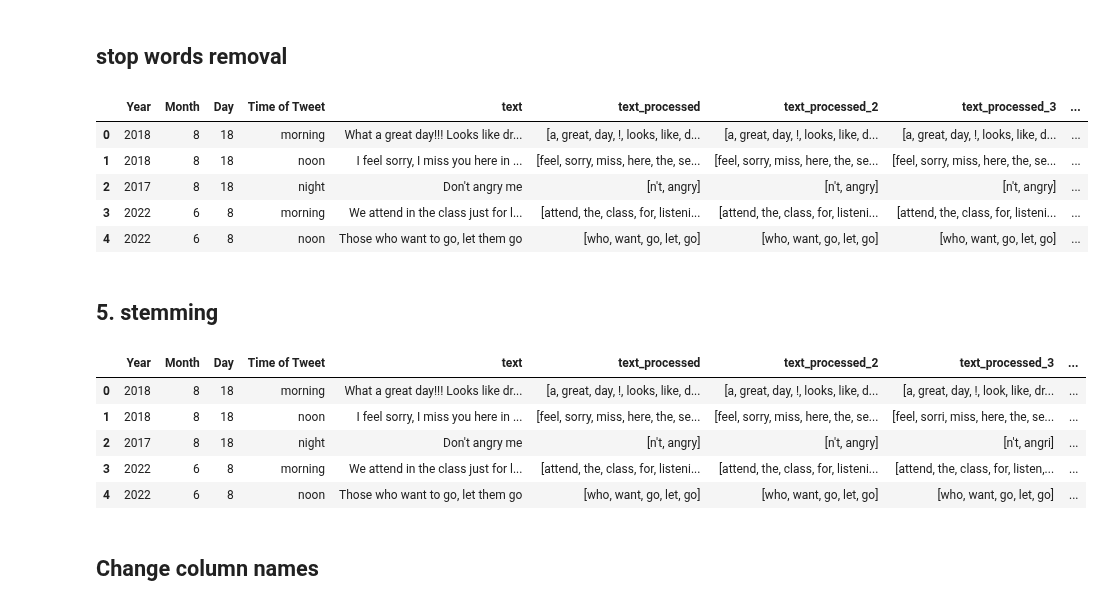
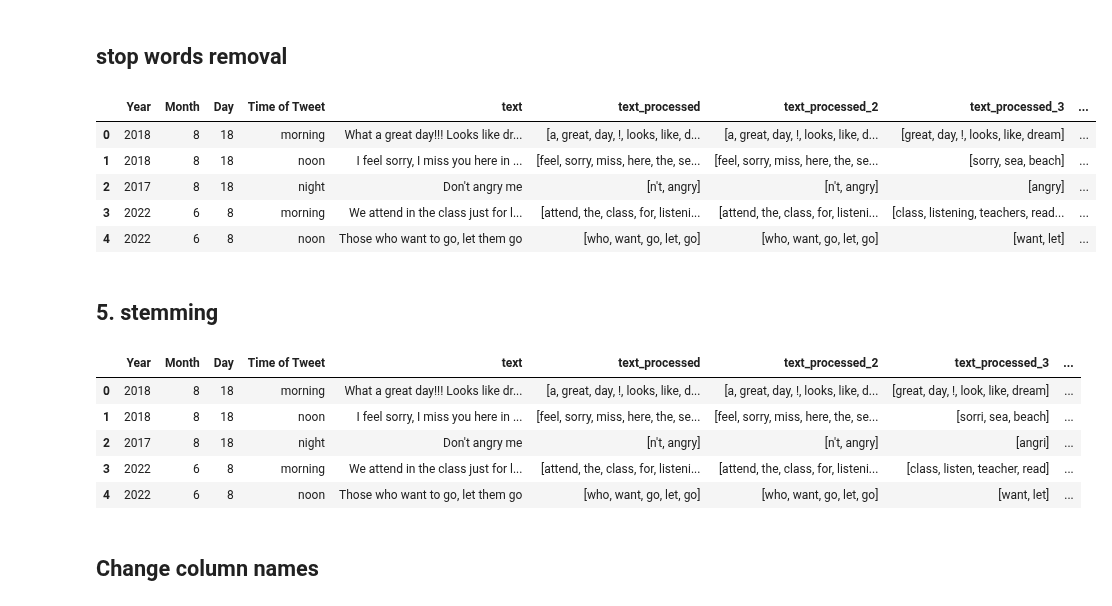
Before and after one commit to anumit-web/ML-Analytics-Portfolio-2024, a Jupyter notebook: 6. Sentiment Analysis/Sentiment_Analysis.ipynb, the cells around one changed output. Saved outputs shown, nothing was run; the diff lists cells and outputs as text; code cells hidden in the pictures.

```diff
--- a/6. Sentiment Analysis/Sentiment_Analysis.ipynb
+++ b/6. Sentiment Analysis/Sentiment_Analysis.ipynb
@@ -496,23 +532,27 @@ from nltk.tokenize import word_tokenize
 # %%
 
 def remove_stop_words(tokens):
 
+  tokens2 = []
   for word in tokens:
     if (word in stopwords.words('english')):
        tokens.remove(word)
+    if ( word not in stopwords.words('english')):
+         tokens2.append(word)
 
-  return tokens
+  #return tokens
+  return tokens2
 
 input_data_df['text_processed_3'] = input_data_df['text_processed_3'].apply(remove_stop_words)
 
 input_data_df.head()
 # %% [output]
 |  | Year | Month | Day | Time of Tweet | text | text_processed | text_processed_2 | text_processed_3 | ... |
-| 0 | 2018 | 8 | 18 | morning | What a great day!!! Looks like dr... | [a, great, day, !, looks, like, d... | [a, great, day, !, looks, like, d... | [a, great, day, !, looks, like, d... | ... |
-| 1 | 2018 | 8 | 18 | noon | I feel sorry, I miss you here in ... | [feel, sorry, miss, here, the, se... | [feel, sorry, miss, here, the, se... | [feel, sorry, miss, here, the, se... | ... |
-| 2 | 2017 | 8 | 18 | night | Don't angry me | [n't, angry] | [n't, angry] | [n't, angry] | ... |
-| 3 | 2022 | 6 | 8 | morning | We attend in the class just for l... | [attend, the, class, for, listeni... | [attend, the, class, for, listeni... | [attend, the, class, for, listeni... | ... |
-| 4 | 2022 | 6 | 8 | noon | Those who want to go, let them go | [who, want, go, let, go] | [who, want, go, let, go] | [who, want, go, let, go] | ... |
+| 0 | 2018 | 8 | 18 | morning | What a great day!!! Looks like dr... | [a, great, day, !, looks, like, d... | [a, great, day, !, looks, like, d... | [great, day, !, looks, like, dream] | ... |
+| 1 | 2018 | 8 | 18 | noon | I feel sorry, I miss you here in ... | [feel, sorry, miss, here, the, se... | [feel, sorry, miss, here, the, se... | [sorry, sea, beach] | ... |
+| 2 | 2017 | 8 | 18 | night | Don't angry me | [n't, angry] | [n't, angry] | [angry] | ... |
+| 3 | 2022 | 6 | 8 | morning | We attend in the class just for l... | [attend, the, class, for, listeni... | [attend, the, class, for, listeni... | [class, listening, teachers, read... | ... |
+| 4 | 2022 | 6 | 8 | noon | Those who want to go, let them go | [who, want, go, let, go] | [who, want, go, let, go] | [want, let] | ... |
 # %% [markdown]
 ## 5. stemming
 # %%
@@ -520,7 +560,7 @@ from nltk.stem import PorterStemmer
 from nltk.stem.snowball import SnowballStemmer
 # %%
 porter_stemmer = PorterStemmer()
-snowball_stemmer = SnowballStemmer("english")
+snowball_stemmer = SnowballStemmer("english") # use this algorithm as it is new version of porter
 
 def stemwords_in_sentence(tokens):
   stemmed_words = []
@@ -536,11 +576,11 @@ input_data_df['text_processed_3'] = input_data_df['text_processed_3'].apply(stem
 input_data_df.head()
 # %% [output]
 |  | Year | Month | Day | Time of Tweet | text | text_processed | text_processed_2 | text_processed_3 | ... |
-| 0 | 2018 | 8 | 18 | morning | What a great day!!! Looks like dr... | [a, great, day, !, looks, like, d... | [a, great, day, !, looks, like, d... | [a, great, day, !, look, like, dr... | ... |
-| 1 | 2018 | 8 | 18 | noon | I feel sorry, I miss you here in ... | [feel, sorry, miss, here, the, se... | [feel, sorry, miss, here, the, se... | [feel, sorri, miss, here, the, se... | ... |
-| 2 | 2017 | 8 | 18 | night | Don't angry me | [n't, angry] | [n't, angry] | [n't, angri] | ... |
-| 3 | 2022 | 6 | 8 | morning | We attend in the class just for l... | [attend, the, class, for, listeni... | [attend, the, class, for, listeni... | [attend, the, class, for, listen,... | ... |
-| 4 | 2022 | 6 | 8 | noon | Those who want to go, let them go | [who, want, go, let, go] | [who, want, go, let, go] | [who, want, go, let, go] | ... |
+| 0 | 2018 | 8 | 18 | morning | What a great day!!! Looks like dr... | [a, great, day, !, looks, like, d... | [a, great, day, !, looks, like, d... | [great, day, !, look, like, dream] | ... |
+| 1 | 2018 | 8 | 18 | noon | I feel sorry, I miss you here in ... | [feel, sorry, miss, here, the, se... | [feel, sorry, miss, here, the, se... | [sorri, sea, beach] | ... |
+| 2 | 2017 | 8 | 18 | night | Don't angry me | [n't, angry] | [n't, angry] | [angri] | ... |
+| 3 | 2022 | 6 | 8 | morning | We attend in the class just for l... | [attend, the, class, for, listeni... | [attend, the, class, for, listeni... | [class, listen, teacher, read] | ... |
+| 4 | 2022 | 6 | 8 | noon | Those who want to go, let them go | [who, want, go, let, go] | [who, want, go, let, go] | [want, let] | ... |
 # %% [markdown]
 ## Change column names
 # %% [markdown]
```
Also changed, not shown: parts of 4 cells of this notebook.
